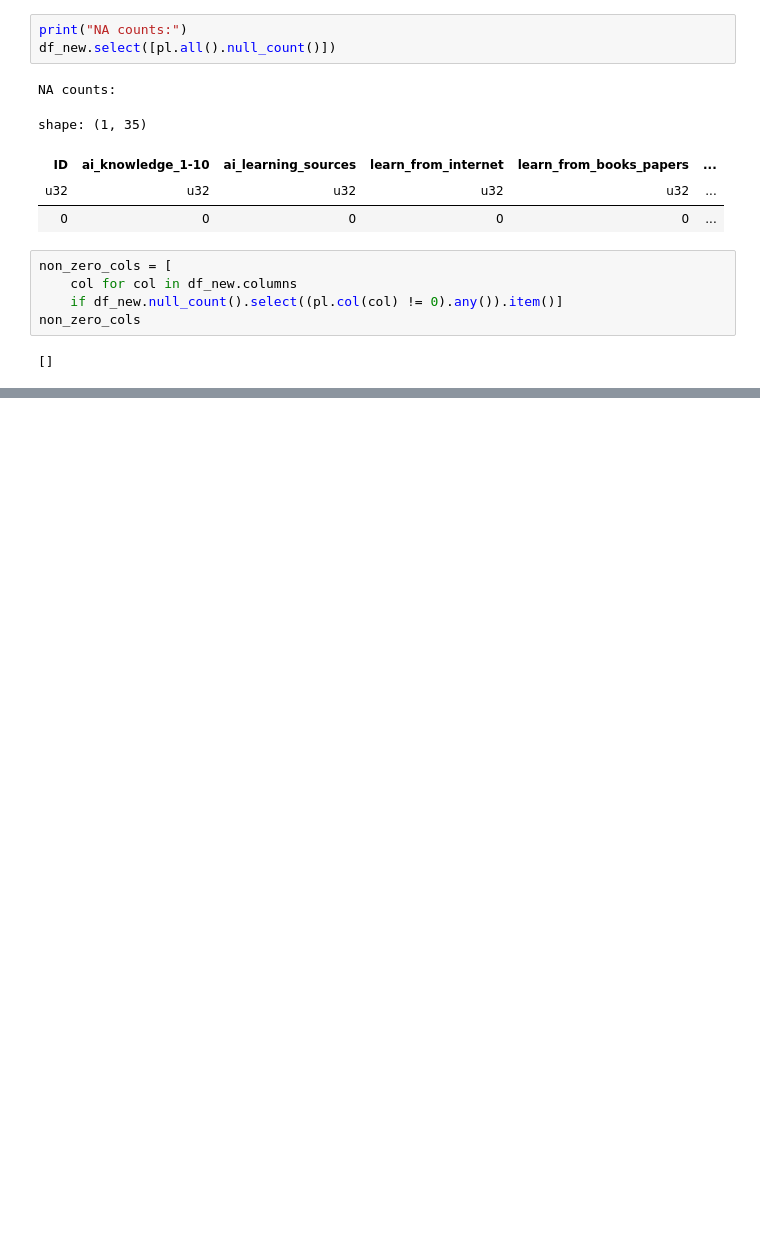
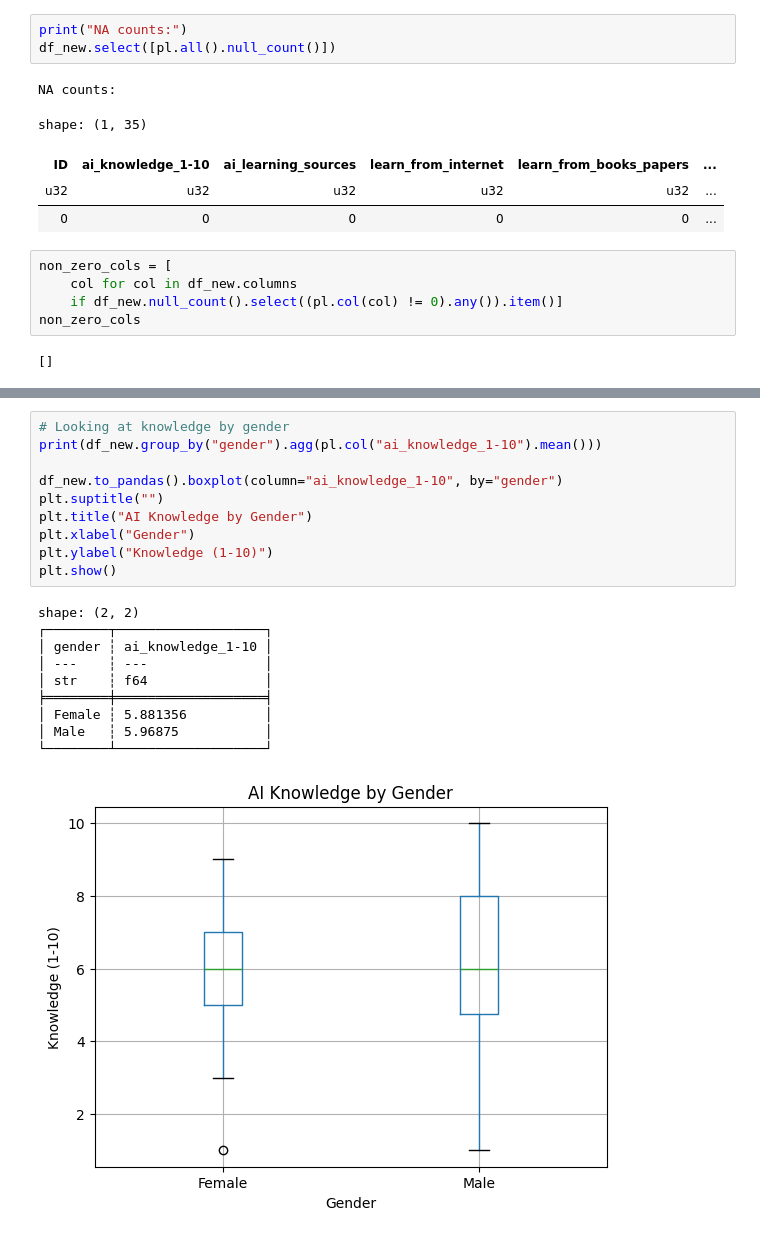
Before and after one commit to danield2255/ai_in_education_analysis, a Jupyter notebook: SurveyDataExploration.ipynb, the cells around one changed output, grey strips where cells are left out. Drawn from its saved outputs; the diff is of its cells as text; blank space fills up the shorter version.

```diff
--- a/SurveyDataExploration.ipynb
+++ b/SurveyDataExploration.ipynb
@@ -373,0 +329,21 @@ shape: (3, 2)
+# %%
+# Looking at knowledge by gender
+print(df_new.group_by("gender").agg(pl.col("ai_knowledge_1-10").mean()))
+
+df_new.to_pandas().boxplot(column="ai_knowledge_1-10", by="gender")
+plt.suptitle("")
+plt.title("AI Knowledge by Gender")
+plt.xlabel("Gender")
+plt.ylabel("Knowledge (1-10)")
+plt.show()
+# %% [output]
+shape: (2, 2)
+┌────────┬───────────────────┐
+│ gender ┆ ai_knowledge_1-10 │
+│ ---    ┆ ---               │
+│ str    ┆ f64               │
+╞════════╪═══════════════════╡
+│ Female ┆ 5.881356          │
+│ Male   ┆ 5.96875           │
+└────────┴───────────────────┘
+[figure, added]
```
Also changed, not shown: parts of 21 cells of this notebook.
